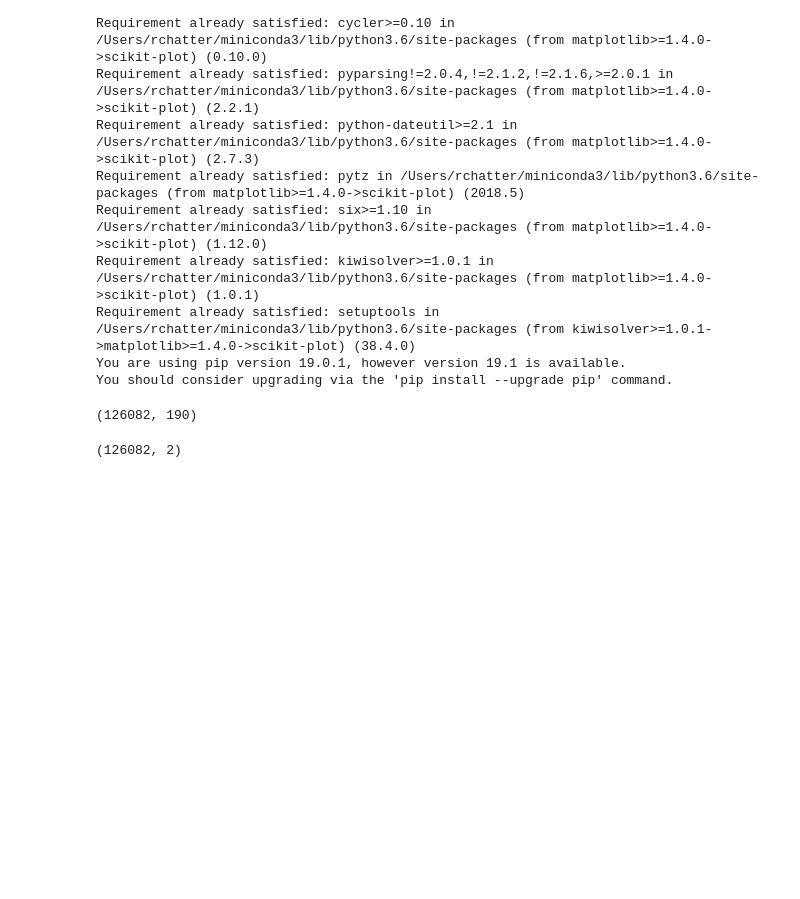
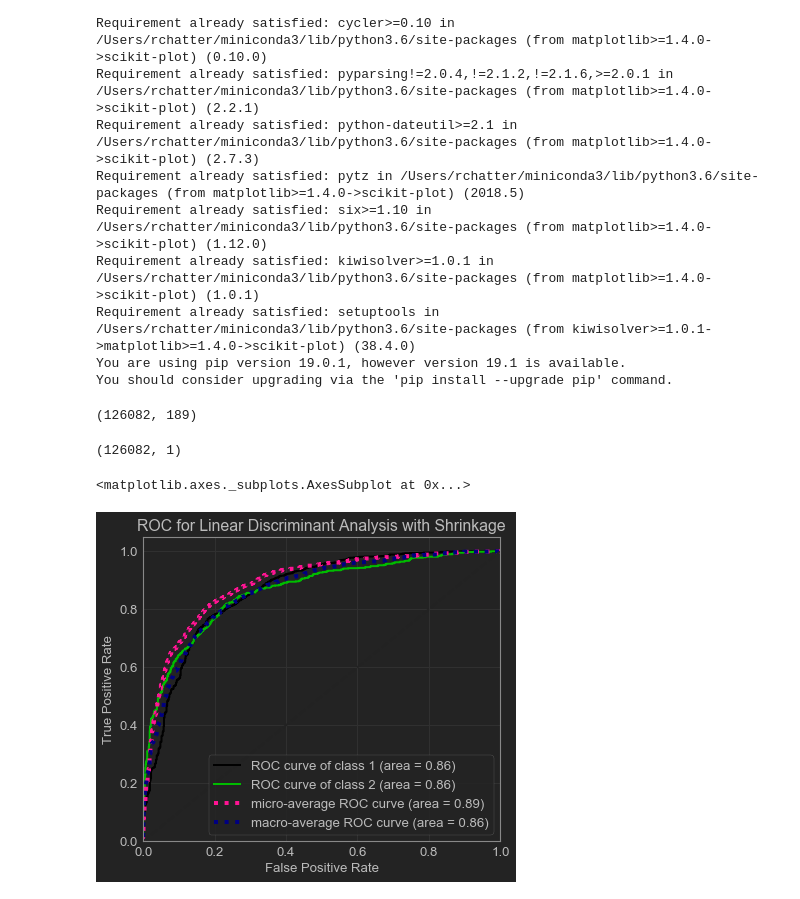
Before and after one commit to TheChanRProject/MLNS_BCI_Project, a Jupyter notebook: nb/BCI_LDA.ipynb, the cells around one changed output. Drawn from its saved outputs; the diff is of its cells as text; code cells hidden in the pictures; blank space fills up the shorter version.

```diff
--- a/nb/BCI_LDA.ipynb
+++ b/nb/BCI_LDA.ipynb
@@ -32,12 +32,43 @@ filterwarnings("ignore")
 # %%
 # X File Read in Pandas
 NeurFeat = pd.read_csv("../data/Merged/merged_DevAttentionX.csv")
+NeurFeat.drop(list(NeurFeat.columns)[0], axis=1, inplace=True)
 print(NeurFeat.shape)
 # %% [output]
-(126082, 190)
+(126082, 189)
 # %%
 # Y File Read in Pandas
 ClassValues = pd.read_csv("../data/Merged/merged_DevAttentionY.csv")
+ClassValues.drop(list(ClassValues.columns)[0], axis=1, inplace=True)
 print(ClassValues.shape)
 # %% [output]
-(126082, 2)
+(126082, 1)
+# %%
+NeurFeatExp = NeurFeat.loc[0:119999]
+ClassValuesExp = ClassValues.loc[0:119999]
+
+ZFeatures = scale(NeurFeatExp, axis=0)
+# Creating Training and Testing Sets
+Xtrain, Xtest, Ytrain, Ytest = train_test_split(ZFeatures, ClassValuesExp, test_size=0.2, random_state=100)
+
+# Create the validation sets
+Xtrain2, XVal, Ytrain2, YVal = train_test_split(Xtrain, Ytrain, test_size=0.2, random_state=100)
+# %%
+# Linear Discriminant Analysis
+
+model = LinearDiscriminantAnalysis(solver='lsqr', shrinkage='auto')
+model_fit = model.fit(Xtrain2, Ytrain2)
+test_pred_prob = model_fit.predict_proba(Xtest)
+test_pred = model_fit.predict(Xtest)
+# %%
+# Creating Our Graphs
+
+from jupyterthemes import jtplot
+
+jtplot.style(theme='monokai')
+
+
+plot_roc(Ytest, test_pred_prob, title="ROC for Linear Discriminant Analysis with Shrinkage")
+# %% [output]
+<matplotlib.axes._subplots.AxesSubplot at 0x...>
+[figure, added]
```
Also changed, not shown: parts of 1 cell of this notebook.
